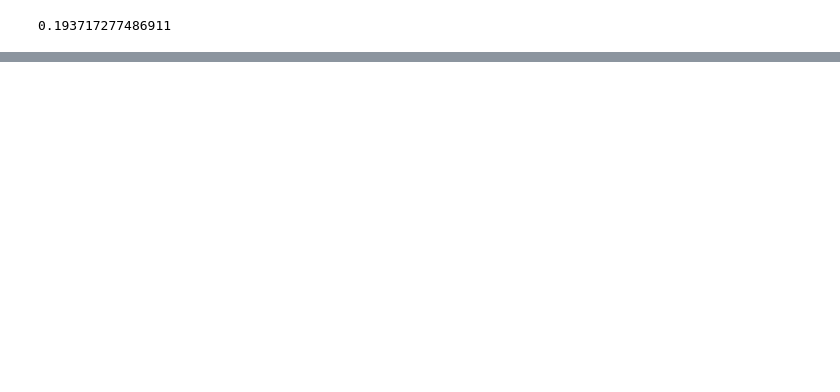
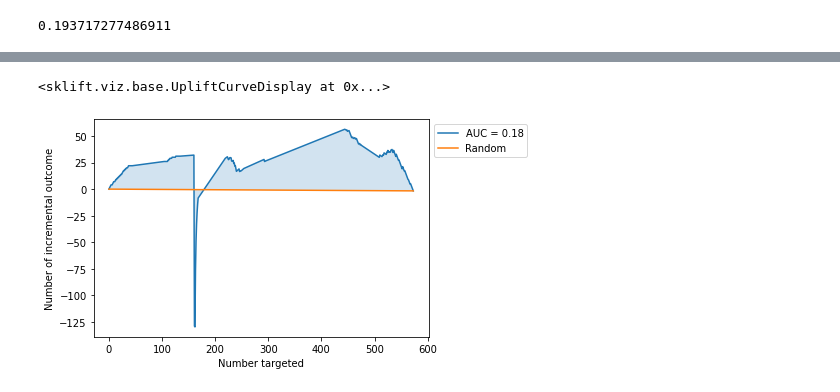
Before and after one commit to backendDL/UpliftModeling, a Jupyter notebook: exp_dataset.ipynb, the cells around one changed output, grey strips where cells are left out. Saved outputs shown, nothing was run; the diff lists cells and outputs as text; code cells hidden in the pictures; blank space fills up the shorter version.

Commit message:
feat: uplift modeling

```diff
--- a/exp_dataset.ipynb
+++ b/exp_dataset.ipynb
@@ -250,0 +234,7 @@ plt.hist(u_pred)
+# %%
+from sklift.viz import plot_uplift_curve, plot_qini_curve
+
+plot_uplift_curve(y_true, u_pred, t_true)
+# %% [output]
+<sklift.viz.base.UpliftCurveDisplay at 0x...>
+[figure, added]
```
Also changed, not shown: parts of 15 cells of this notebook, 1 other file.
